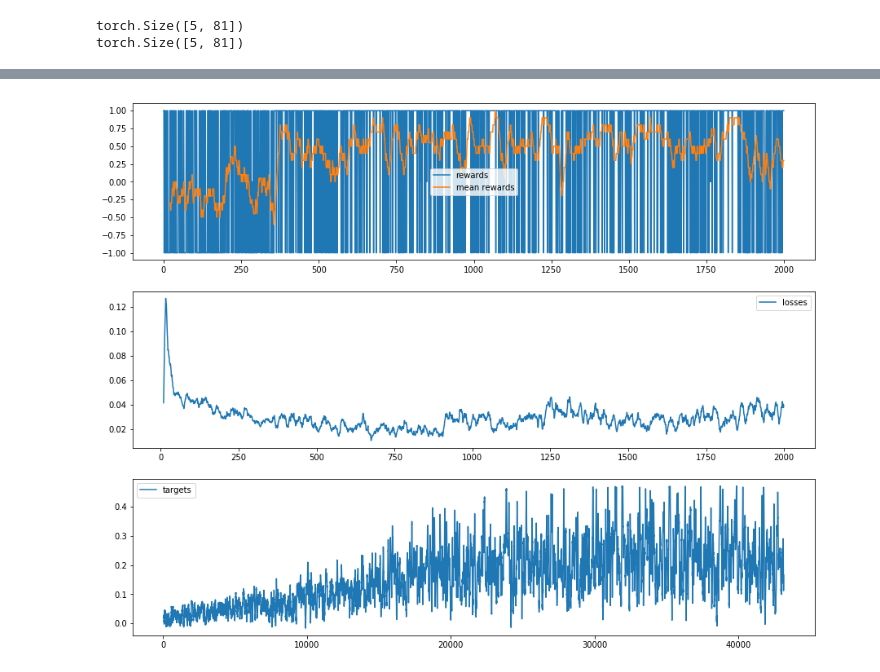
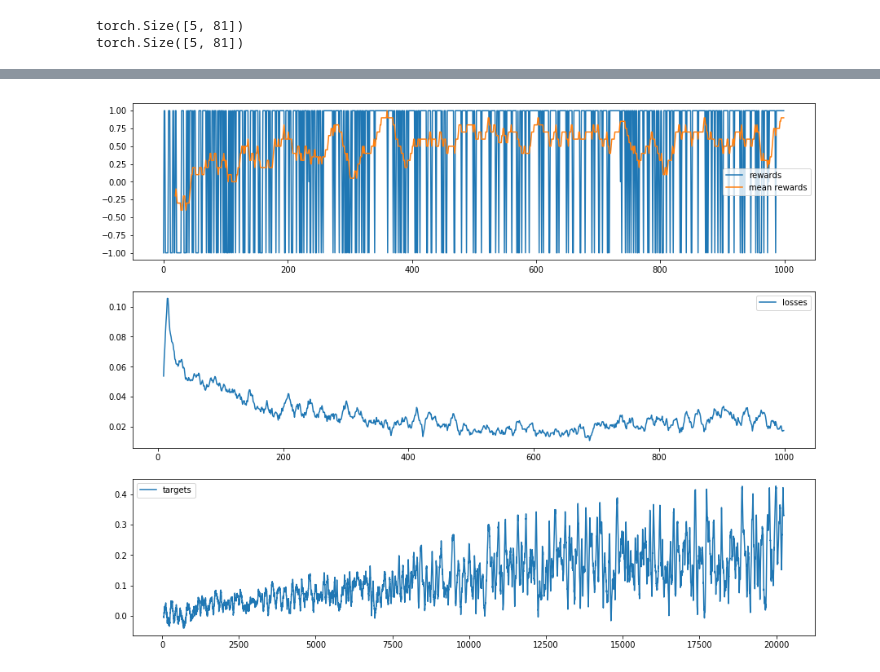
Before and after one commit to QuentinDuval/PythonExperiments, a Jupyter notebook: ml/codingame/ultimate_tic_tac_toe_learning.ipynb, the cells around one changed output, grey strips where cells are left out. Cells and saved outputs as stored; diff of their text form; code cells hidden in the pictures.

```diff
--- a/ml/codingame/ultimate_tic_tac_toe_learning.ipynb
+++ b/ml/codingame/ultimate_tic_tac_toe_learning.ipynb
@@ -300,22 +327,6 @@ Problems:
 - the learned policy includes the epsilon (but we can reduce the epsilon)
 - the output of the policy is a single number that mixes 3 concepts: draw, win, loss probabilities
 """
-
-
-def mask_invalid_actions(game: Board, action_values: torch.Tensor) -> torch.Tensor:
-    available = set(game.available_moves)
-    mask = torch.zeros(size=(1,9*9), dtype=torch.uint8)
-    for i, move in enumerate(ALL_COORDINATES):
-        if move in available:
-            mask[(0, i)] = 1
-    action_values[~mask] = -100. # Invalid actions get a strong penalty (and since it converges, it works)
-    return action_values
-
-
-def best_of_available_moves(game: Board, action_values: torch.Tensor) -> Tuple[Move, Reward]:
-    action_probs_masked = mask_invalid_actions(game, action_values)
-    _, i = torch.max(action_probs_masked, dim=-1)
-    return ALL_COORDINATES[i], action_values[i]
 
 
 def epsilon_greedy_action(policy, game, player: PlayerId, epsilon) -> Tuple[Move, Reward]:
@@ -419,35 +430,35 @@ def train_sarsa_policy_batch(
                 move_value = next_move_value
 
         # Record history
         episode_rewards.append(episode_reward)
         episode_losses.append(episode_loss)
 
     # Reporting
     if show_stats:
         fig, ax = plt.subplots(figsize=(15, 12), nrows=3)
         ax[0].plot(episode_rewards, label="rewards")
         ax[0].plot(pd.Series(episode_rewards).rolling(20).mean(), label="mean rewards")
         ax[1].plot(pd.Series(episode_losses).rolling(10).sum() / 100., label="losses")
         ax[2].plot(pd.Series(target_values).rolling(50).sum() / 100., label="targets")
         for p in ax:
             p.legend()
         plt.show()
 
 
 """
 Training against the basic agents
 """
 
 sarsa_policy_1 = Policy()
 train_sarsa_policy_batch(
     env=TicTacToeEnv(opponent=[FirstMoveAgent(), RandomAgent()]),
-    policy=sarsa_policy_1, episodes=2000, discount=0.99,
+    policy=sarsa_policy_1, episodes=1000, discount=0.99,
     start_epsilon=0.9, min_epsilon=0.001, epsilon_decrease=0.95,
     learning_rate=1e-4, learning_rate_decay=0.99,
     weight_decay=1e-4,
     replay_buffer=2000, min_replay_buffer=200, minibatch_size=32)
 # %% [output]
-[figure, old version]
+[figure, new version]
 # %%
 """
 Trying the agent against various opponents
```
Also changed, not shown: parts of 11 cells of this notebook.
